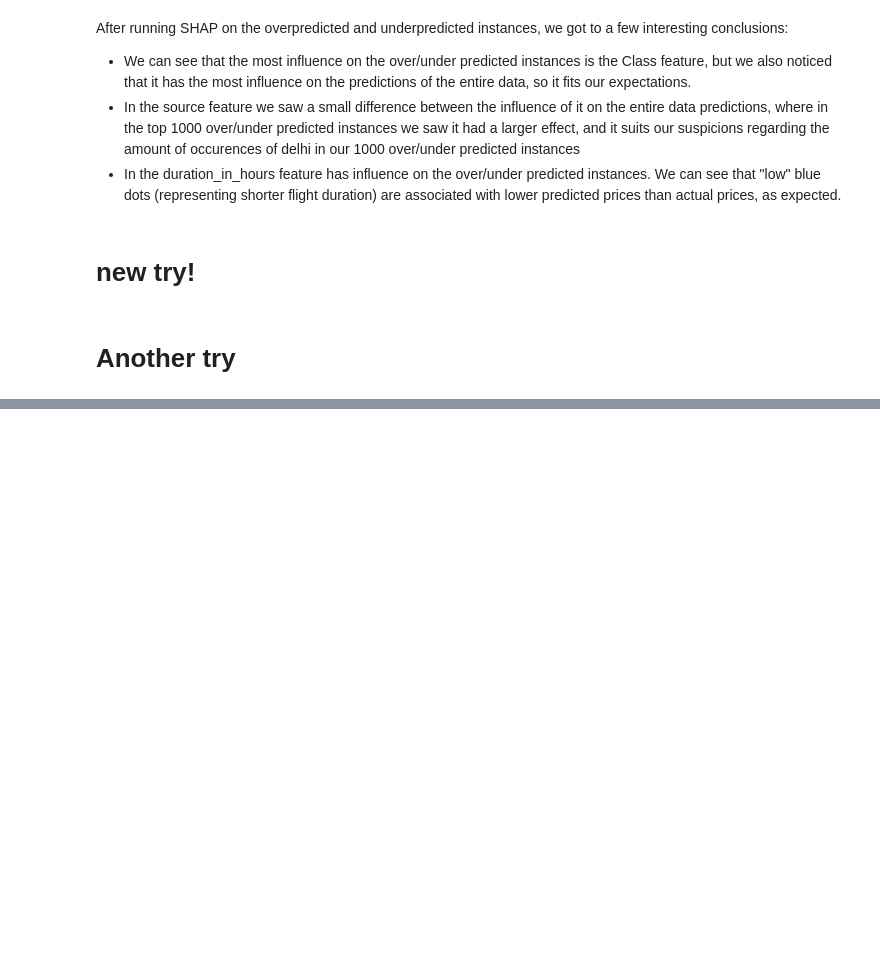
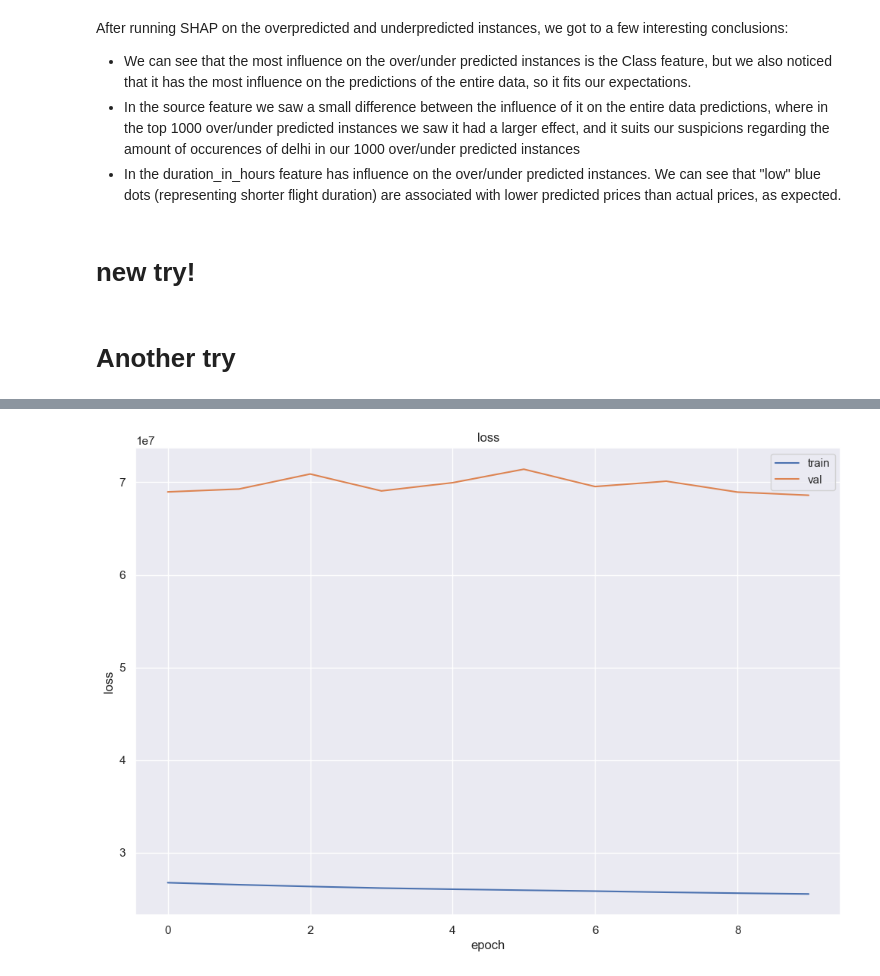
Before and after one commit to NoamGini/Tabular-data-science---Airfare, a Jupyter notebook: Pipeline.ipynb, the cells around one changed output, grey strips where cells are left out. Drawn from its saved outputs; the diff is of its cells as text; code cells hidden in the pictures; blank space fills up the shorter version.

Commit message:
adding plot

```diff
--- a/Pipeline.ipynb
+++ b/Pipeline.ipynb
@@ -1503,0 +1525,26 @@ ValueError: Input 10 of layer "Entity_embedding_model_keras" is incompatible wit
+# %%
+nf_without_fare = [Input(shape=(1,), name=num_feat) for num_feat in nf_without_fare]
+
+embed_layer = Concatenate()([*output_embeddings, *nf_without_fare])
+# #embed_layer = Concatenate()(output_embeddings)
+# x = Dense(512, activation = 'relu')(embed_layer)
+# x = Dense(256, activation = 'relu')(x)
+# x = Dense(128, activation = 'relu')(x)
+# x = Dense(64, activation = 'relu')(x)
+# x = Dense(32, activation = 'relu')(x)
+# x = Dense(16, activation = 'relu')(x)
+# x = Dense(2, activation = 'relu')(x)
+# output = Dense(1, activation='linear')(x)
+
+# Dense layer with 10 neurons and relu activation function
+model = Dense(32, activation = 'relu')(embed_layer)
+# Dense layer with 5 neurons and relu activation function
+model = Dense(16, activation = 'relu')(model)
+# Dense layer with 2 neurons and relu activation function
+model = Dense(2, activation = 'relu')(model)
+# Output is linear
+output = Dense(1, activation = 'linear')(model)
+# %%
+#model = Model(inputs = input_models,outputs = output)
+model = Model(inputs=[*input_models,*nf_without_fare], outputs=output)
+model.compile(loss='mean_squared_error', optimizer='adam', metrics=['mae'])
@@ -1503,0 +1575,2 @@ ValueError: Input 10 of layer "Entity_embedding_model_keras" is incompatible wit
+# %%
+history  =  model.fit(input_dtf_list, target, validation_split=0.2, epochs =  10, batch_size = 128, verbose= 2,shuffle=True)
@@ -1503,0 +1598,10 @@ ValueError: Input 10 of layer "Entity_embedding_model_keras" is incompatible wit
+# %%
+plt.plot(history.history['loss'])
+plt.plot(history.history['val_loss'])
+plt.title('loss')
+plt.ylabel('loss')
+plt.xlabel('epoch')
+plt.legend(['train', 'val'], loc='upper right')
+plt.show()
+# %% [output]
+[figure, added]
```
Also changed, not shown: parts of 17 cells of this notebook.
